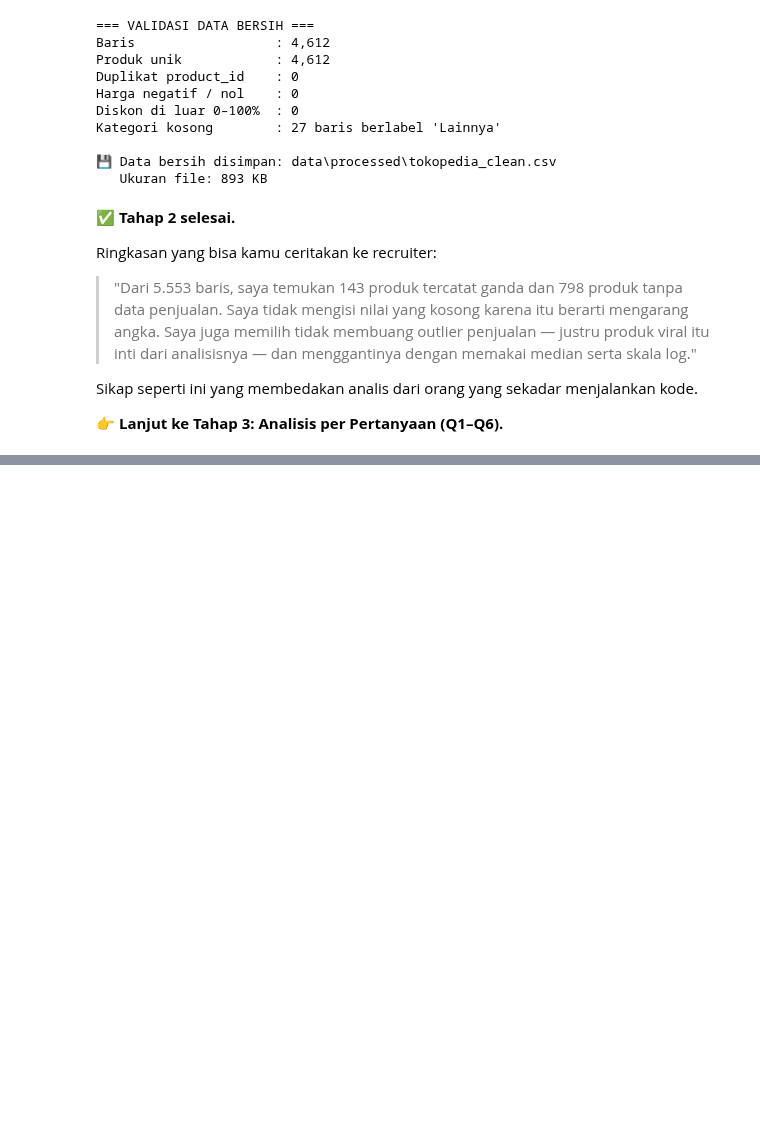
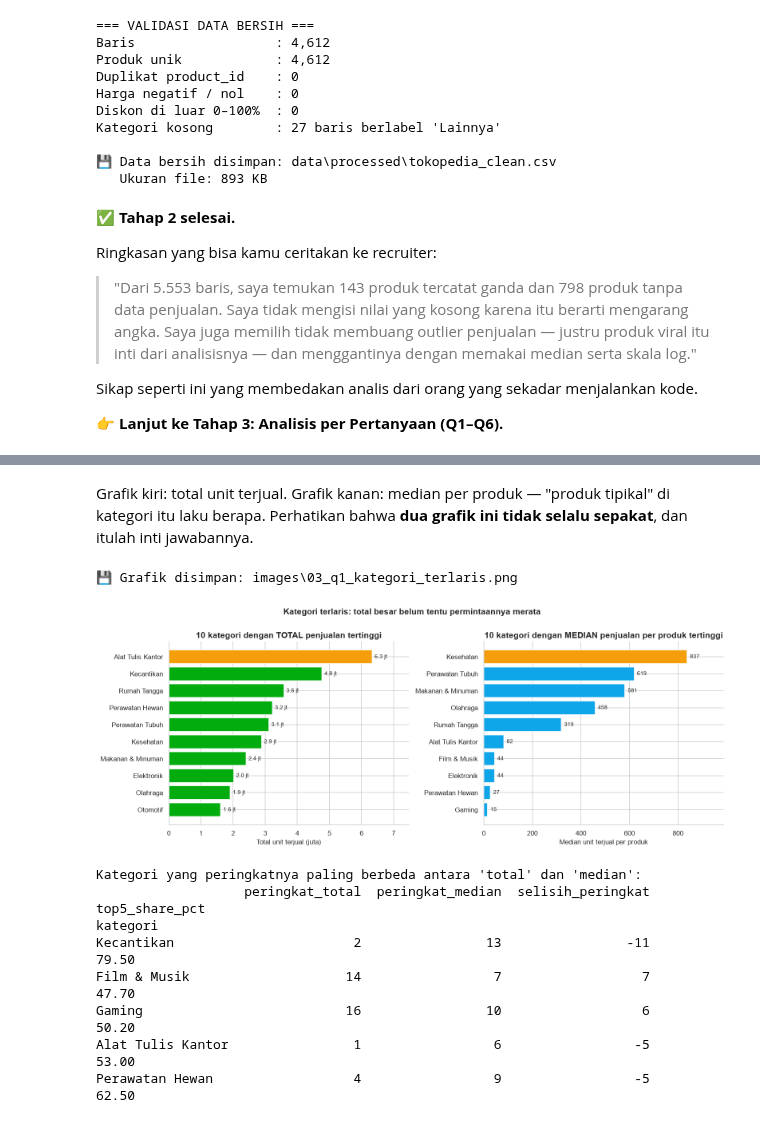
Before and after one commit to imanuelrpt/indonesia-ecommerce-behavior-analysis, a Jupyter notebook: notebook/Tokopedia_Ecommerce_Analysis.ipynb, the cells around one changed output, grey strips where cells are left out. Drawn from its saved outputs; the diff is of its cells as text; code cells hidden in the pictures; blank space fills up the shorter version.

Commit message:
Tahap 3-5: Q6 Google Trends, kesimpulan, README lengkap dengan grafik

```diff
--- a/notebook/Tokopedia_Ecommerce_Analysis.ipynb
+++ b/notebook/Tokopedia_Ecommerce_Analysis.ipynb
@@ -1007,0 +1140,57 @@ Sikap seperti ini yang membedakan analis dari orang yang sekadar menjalankan kod
+# %% [markdown]
+Grafik kiri: total unit terjual. Grafik kanan: median per produk — "produk tipikal" di
+kategori itu laku berapa. Perhatikan bahwa **dua grafik ini tidak selalu sepakat**, dan
+itulah inti jawabannya.
+# %%
+top_total = q1_valid.nlargest(10, "total_terjual").sort_values("total_terjual")
+top_median = q1_valid.nlargest(10, "median_terjual").sort_values("median_terjual")
+
+fig, axes = plt.subplots(1, 2, figsize=(14.5, 5.5))
+
+# --- Kiri: total terjual ---
+warna_total = [WARNA_AKSEN if k == top_total["total_terjual"].max() else WARNA_UTAMA
+               for k in top_total["total_terjual"]]
+axes[0].barh(top_total.index, top_total["total_terjual"] / 1e6, color=warna_total)
+for i, (_, r) in enumerate(top_total.iterrows()):
+    axes[0].text(r["total_terjual"] / 1e6 + 0.08, i, f'{r.total_terjual/1e6:.1f} jt',
+                 va="center", fontsize=9)
+axes[0].set_title("10 kategori dengan TOTAL penjualan tertinggi")
+axes[0].set_xlabel("Total unit terjual (juta)")
+axes[0].set_xlim(0, top_total["total_terjual"].max() / 1e6 * 1.18)
+
+# --- Kanan: median per produk ---
+warna_median = [WARNA_AKSEN if k == top_median["median_terjual"].max() else "#0EA5E9"
+                for k in top_median["median_terjual"]]
+axes[1].barh(top_median.index, top_median["median_terjual"], color=warna_median)
+for i, (_, r) in enumerate(top_median.iterrows()):
+    axes[1].text(r["median_terjual"] + 12, i, f'{r.median_terjual:,.0f}', va="center", fontsize=9)
+axes[1].set_title("10 kategori dengan MEDIAN penjualan per produk tertinggi")
+axes[1].set_xlabel("Median unit terjual per produk")
+axes[1].set_xlim(0, top_median["median_terjual"].max() * 1.18)
+
+plt.suptitle("Kategori terlaris: total besar belum tentu permintaannya merata",
+             fontsize=14, fontweight="bold", y=1.01)
+plt.tight_layout()
+simpan_grafik("03_q1_kategori_terlaris.png")
+plt.show()
+
+# --- Bandingkan peringkat kedua ukuran ---
+banding = q1_valid[["total_terjual", "median_terjual", "n", "top5_share_pct"]].copy()
+banding["peringkat_total"] = banding["total_terjual"].rank(ascending=False).astype(int)
+banding["peringkat_median"] = banding["median_terjual"].rank(ascending=False).astype(int)
+banding["selisih_peringkat"] = banding["peringkat_total"] - banding["peringkat_median"]
+print("Kategori yang peringkatnya paling berbeda antara 'total' dan 'median':")
+print(banding.reindex(banding["selisih_peringkat"].abs().sort_values(ascending=False).index)
+      .head(5)[["peringkat_total", "peringkat_median", "selisih_peringkat", "top5_share_pct"]]
+      .round(1).to_string())
+# %% [output]
+💾 Grafik disimpan: images\03_q1_kategori_terlaris.png
+[figure, added]
+Kategori yang peringkatnya paling berbeda antara 'total' dan 'median':
+                   peringkat_total  peringkat_median  selisih_peringkat  top5_share_pct
+kategori
+Kecantikan                       2                13                -11           79.50
+Film & Musik                    14                 7                  7           47.70
+Gaming                          16                10                  6           50.20
+Alat Tulis Kantor                1                 6                 -5           53.00
+Perawatan Hewan                  4                 9                 -5           62.50
```
Also changed, not shown: parts of 39 cells of this notebook, 8 other files.
